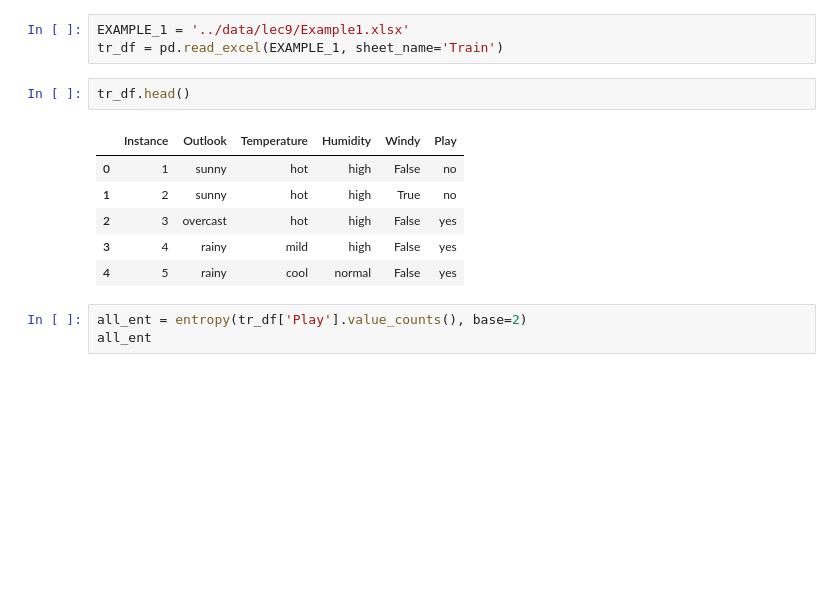
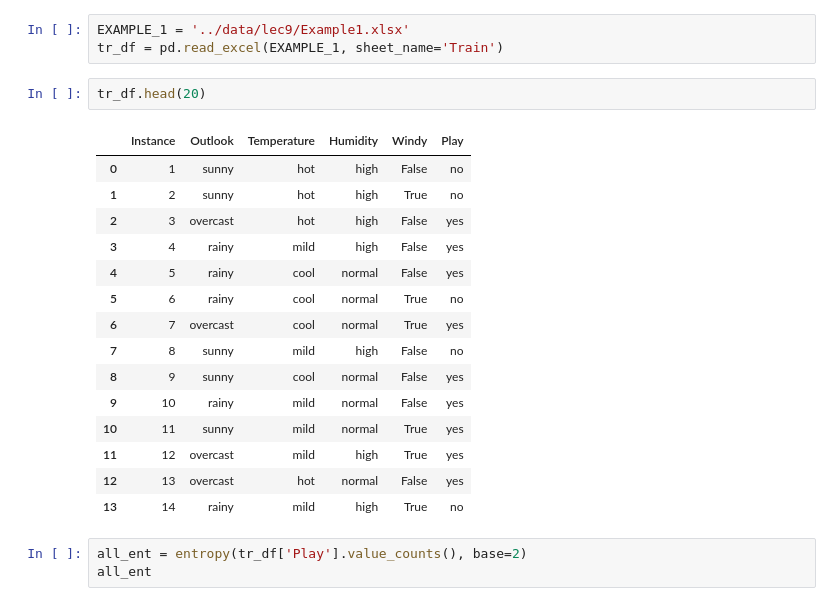
Before and after one commit to ninnzz/cs297_1, a Jupyter notebook: notebooks/Lecture 9.ipynb, the cells around one changed output. Drawn from its saved outputs; the diff is of its cells as text; blank space fills up the shorter version.

```diff
--- a/notebooks/Lecture 9.ipynb
+++ b/notebooks/Lecture 9.ipynb
@@ -11,14 +11,23 @@ entropy(X, base=2)
 EXAMPLE_1 = '../data/lec9/Example1.xlsx'
 tr_df = pd.read_excel(EXAMPLE_1, sheet_name='Train')
 # %%
-tr_df.head()
+tr_df.head(20)
 # %% [output]
 |  | Instance | Outlook | Temperature | Humidity | Windy | Play |
 | 0 | 1 | sunny | hot | high | False | no |
 | 1 | 2 | sunny | hot | high | True | no |
 | 2 | 3 | overcast | hot | high | False | yes |
 | 3 | 4 | rainy | mild | high | False | yes |
 | 4 | 5 | rainy | cool | normal | False | yes |
+| 5 | 6 | rainy | cool | normal | True | no |
+| 6 | 7 | overcast | cool | normal | True | yes |
+| 7 | 8 | sunny | mild | high | False | no |
+| 8 | 9 | sunny | cool | normal | False | yes |
+| 9 | 10 | rainy | mild | normal | False | yes |
+| 10 | 11 | sunny | mild | normal | True | yes |
+| 11 | 12 | overcast | mild | high | True | yes |
+| 12 | 13 | overcast | hot | normal | False | yes |
+| 13 | 14 | rainy | mild | high | True | no |
 # %%
 all_ent = entropy(tr_df['Play'].value_counts(), base=2)
 all_ent
```
Also changed, not shown: parts of 10 cells of this notebook, 25 other files.
